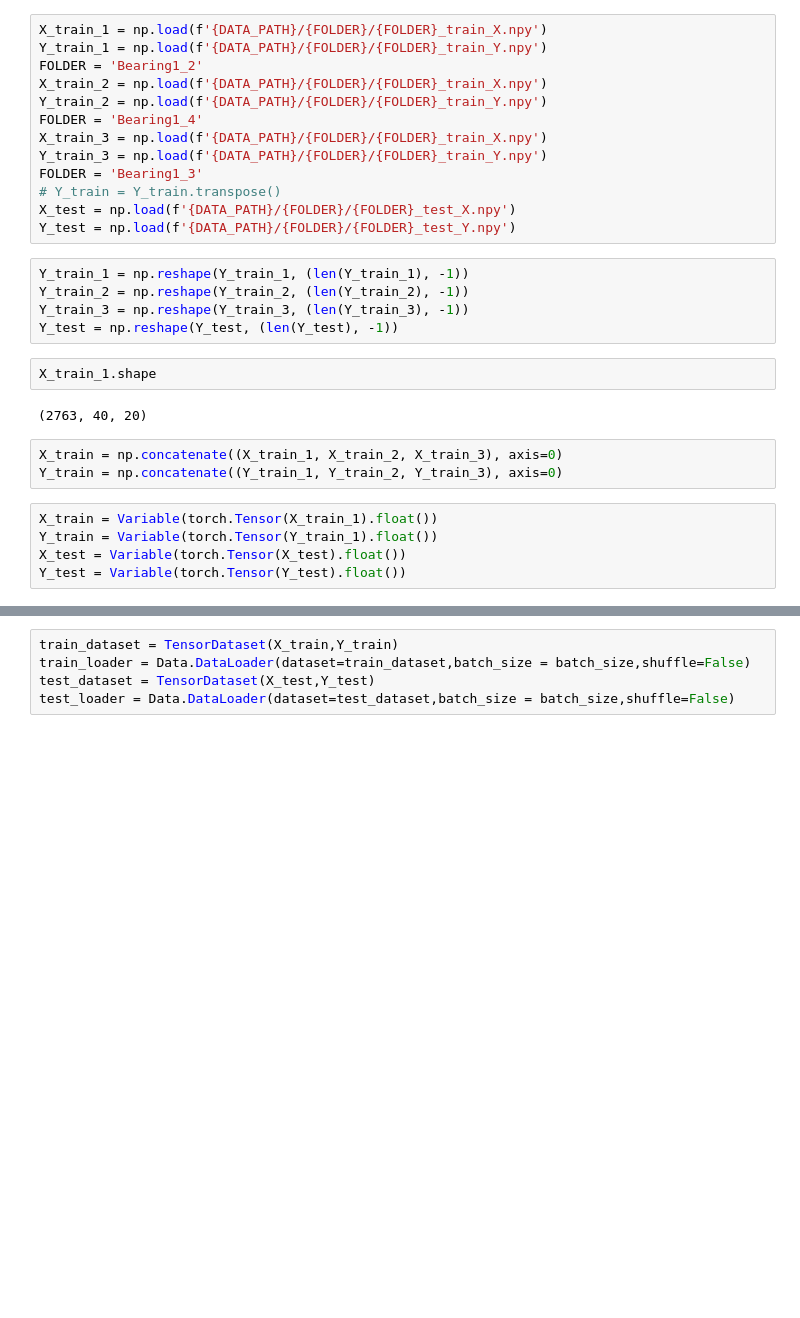
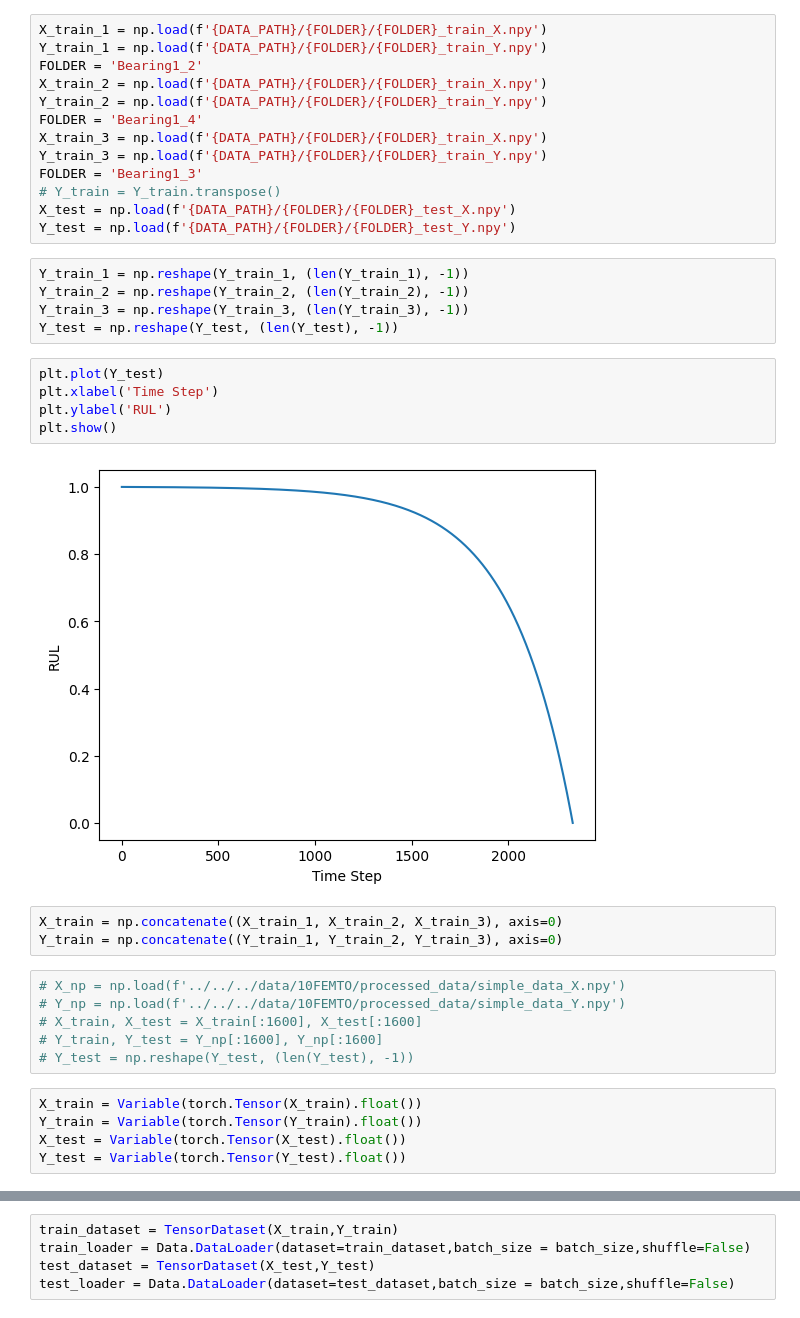
Before and after one commit to qawl987/DAST-self, a Jupyter notebook: notebook/FEMTO-st/model_training/main.ipynb, the cells around one changed output, grey strips where cells are left out. Drawn from its saved outputs; the diff is of its cells as text; blank space fills up the shorter version.

```diff
--- a/notebook/FEMTO-st/model_training/main.ipynb
+++ b/notebook/FEMTO-st/model_training/main.ipynb
@@ -62,16 +66,25 @@ Y_train_1 = np.reshape(Y_train_1, (len(Y_train_1), -1))
 Y_train_2 = np.reshape(Y_train_2, (len(Y_train_2), -1))
 Y_train_3 = np.reshape(Y_train_3, (len(Y_train_3), -1))
 Y_test = np.reshape(Y_test, (len(Y_test), -1))
-# %%
-X_train_1.shape
-# %% [output]
-(2763, 40, 20)
+# %%
+plt.plot(Y_test)
+plt.xlabel('Time Step')
+plt.ylabel('RUL')
+plt.show()
+# %% [output]
+[figure, added]
 # %%
 X_train = np.concatenate((X_train_1, X_train_2, X_train_3), axis=0)
 Y_train = np.concatenate((Y_train_1, Y_train_2, Y_train_3), axis=0)
+# %%
+# X_np = np.load(f'../../../data/10FEMTO/processed_data/simple_data_X.npy')
+# Y_np = np.load(f'../../../data/10FEMTO/processed_data/simple_data_Y.npy')
+# X_train, X_test = X_train[:1600], X_test[:1600]
+# Y_train, Y_test = Y_np[:1600], Y_np[:1600]
+# Y_test = np.reshape(Y_test, (len(Y_test), -1))
 # %%
-X_train = Variable(torch.Tensor(X_train_1).float())
-Y_train = Variable(torch.Tensor(Y_train_1).float())
+X_train = Variable(torch.Tensor(X_train).float())
+Y_train = Variable(torch.Tensor(Y_train).float())
 X_test = Variable(torch.Tensor(X_test).float())
 Y_test = Variable(torch.Tensor(Y_test).float())
 # %%
```
Also changed, not shown: parts of 19 cells of this notebook, 1 other file.
